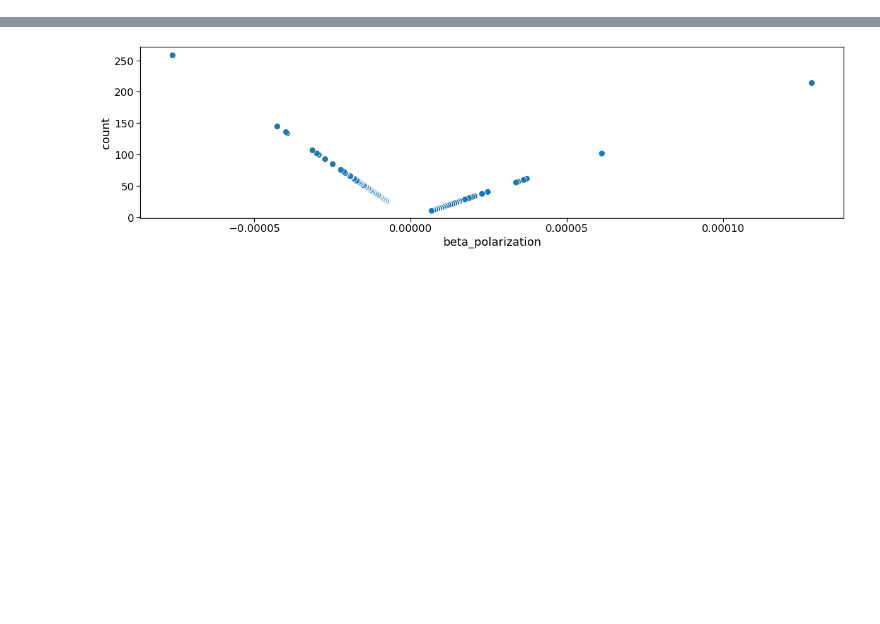
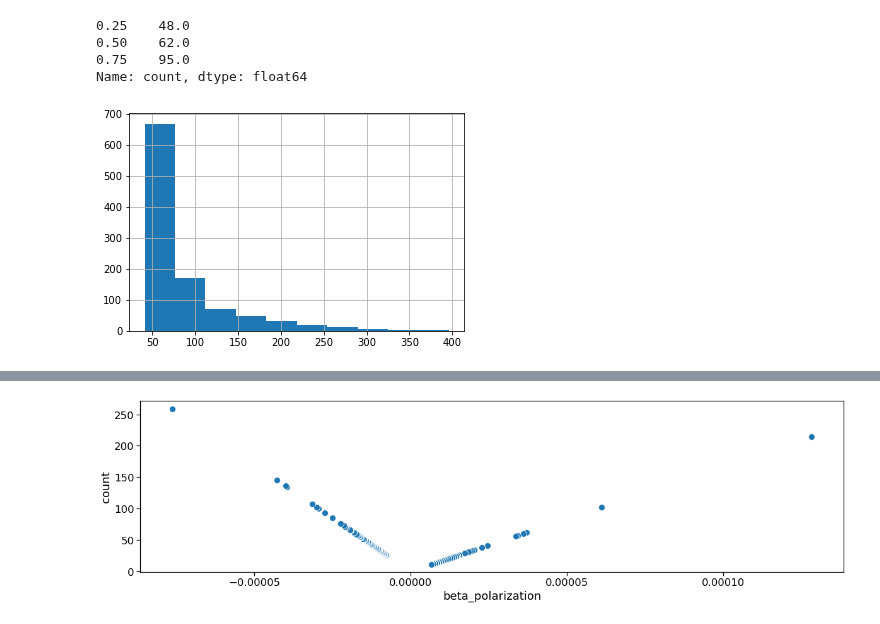
Before and after one commit to CT-P/portuguese_open_data, a Jupyter notebook: code/explore/nlp_transcripts.ipynb, the cells around one changed output, grey strips where cells are left out. Saved outputs shown, nothing was run; the diff lists cells and outputs as text; code cells hidden in the pictures; blank space fills up the shorter version.

```diff
--- a/code/explore/nlp_transcripts.ipynb
+++ b/code/explore/nlp_transcripts.ipynb
@@ -70,0 +143,2 @@ with sns.plotting_context("notebook",font_scale=1.5):
+# %%
+df_shared_14=get_table_shared_terms_by_leg("speech_selected_14.csv") #"speech_selected_13.csv"
@@ -70,0 +149,19 @@ with sns.plotting_context("notebook",font_scale=1.5):
+# %%
+#Selection first on number of times the words are spoken
+
+#count of trigrams bigger than 20% of the number of sessions (total of 200 sessions in leg14)
+#spoken at least in 20% of the sessions
+#df_shared_14[df_shared_14['count']>40]['count'].hist()
+#clipping outliers visually fetch from historgram
+#remove highly spoken works
+df_shared_14[(df_shared_14['count']>40) & (df_shared_14['count']<400)]['count'].hist()
+
+df_shared_14[(df_shared_14['count']>40) & (df_shared_14['count']<400)]['count'].quantile([0.25,0.5,0.75])
+
+#conclusion: selection between Q1 and Q3: 96<count<134
+# %% [output]
+0.25    48.0
+0.50    62.0
+0.75    95.0
+Name: count, dtype: float64
+[figure, added]
```
Also changed, not shown: parts of 17 cells of this notebook, 3 other files.
